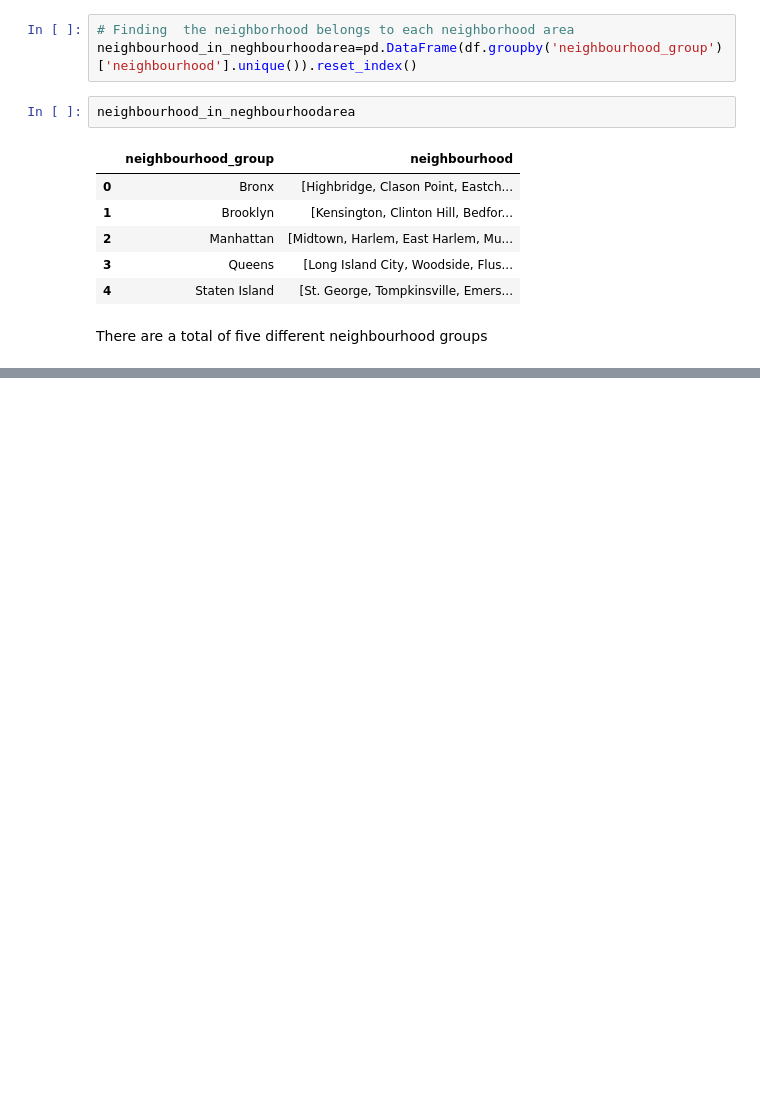
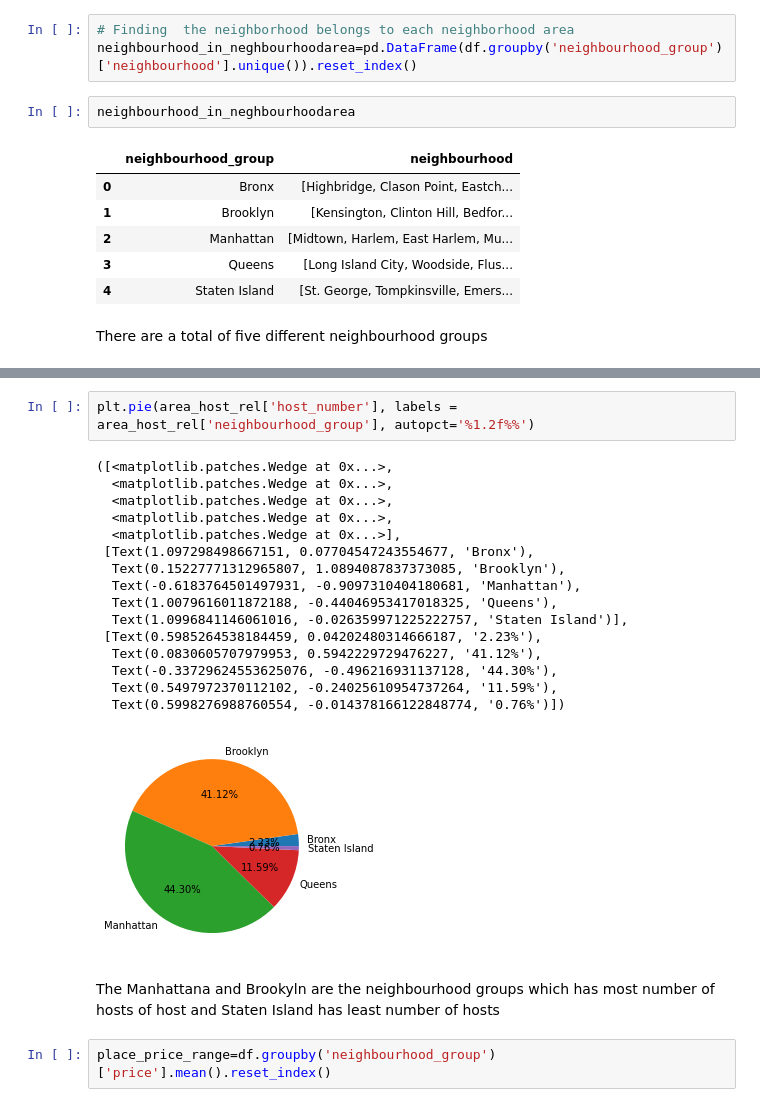
Before and after one commit to junaiskv94/Airbnb_bookin_Analysis, a Jupyter notebook: Copy_of_Airbnb_Bookings_Analysis_Capstone_Project.ipynb, the cells around one changed output, grey strips where cells are left out. Drawn from its saved outputs; the diff is of its cells as text; blank space fills up the shorter version.

```diff
--- a/Copy_of_Airbnb_Bookings_Analysis_Capstone_Project.ipynb
+++ b/Copy_of_Airbnb_Bookings_Analysis_Capstone_Project.ipynb
@@ -188,0 +227,23 @@ There are a total of five  different neighbourhood groups
+# %%
+plt.pie(area_host_rel['host_number'], labels = area_host_rel['neighbourhood_group'], autopct='%1.2f%%')
+# %% [output]
+([<matplotlib.patches.Wedge at 0x...>,
+  <matplotlib.patches.Wedge at 0x...>,
+  <matplotlib.patches.Wedge at 0x...>,
+  <matplotlib.patches.Wedge at 0x...>,
+  <matplotlib.patches.Wedge at 0x...>],
+ [Text(1.097298498667151, 0.07704547243554677, 'Bronx'),
+  Text(0.15227771312965807, 1.0894087837373085, 'Brooklyn'),
+  Text(-0.6183764501497931, -0.9097310404180681, 'Manhattan'),
+  Text(1.0079616011872188, -0.44046953417018325, 'Queens'),
+  Text(1.0996841146061016, -0.026359971225222757, 'Staten Island')],
+ [Text(0.5985264538184459, 0.04202480314666187, '2.23%'),
+  Text(0.0830605707979953, 0.5942229729476227, '41.12%'),
+  Text(-0.33729624553625076, -0.496216931137128, '44.30%'),
+  Text(0.5497972370112102, -0.24025610954737264, '11.59%'),
+  Text(0.5998276988760554, -0.014378166122848774, '0.76%')])
+[figure, added]
+# %% [markdown]
+The Manhattana and Brookyln are the neighbourhood groups which  has most number of hosts of host and Staten Island has least number of hosts
+# %%
+place_price_range=df.groupby('neighbourhood_group')['price'].mean().reset_index()
```
Also changed, not shown: parts of 24 cells of this notebook.
